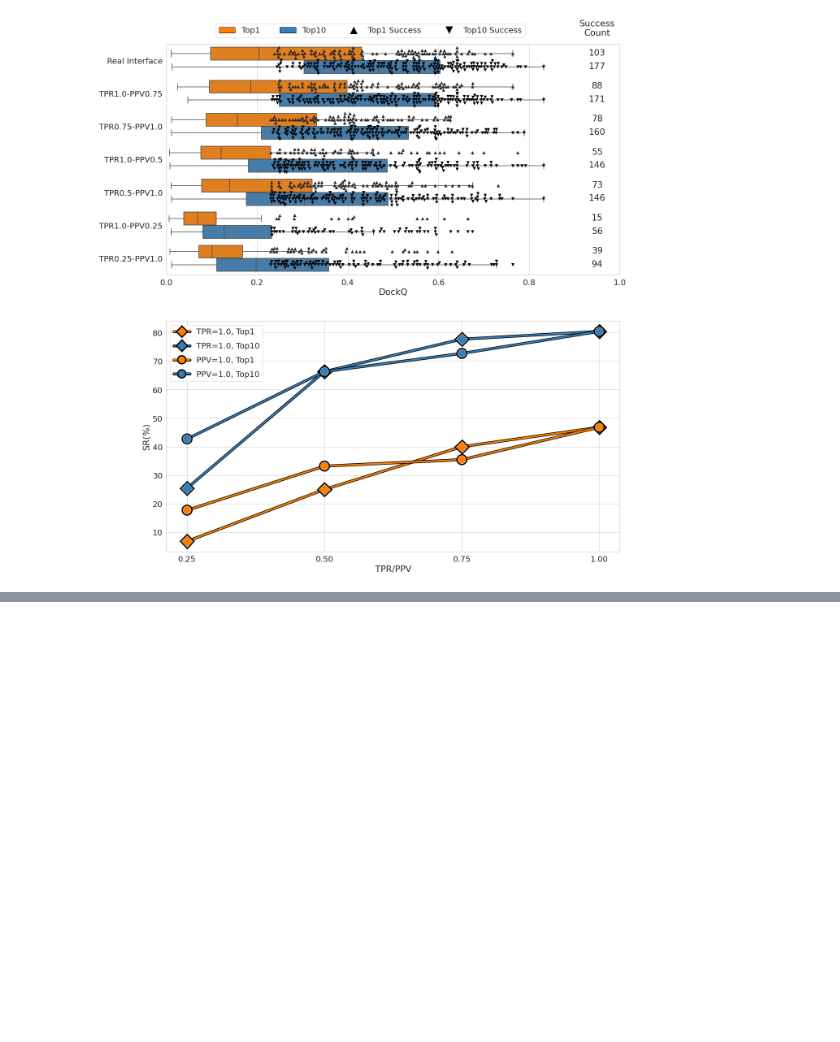
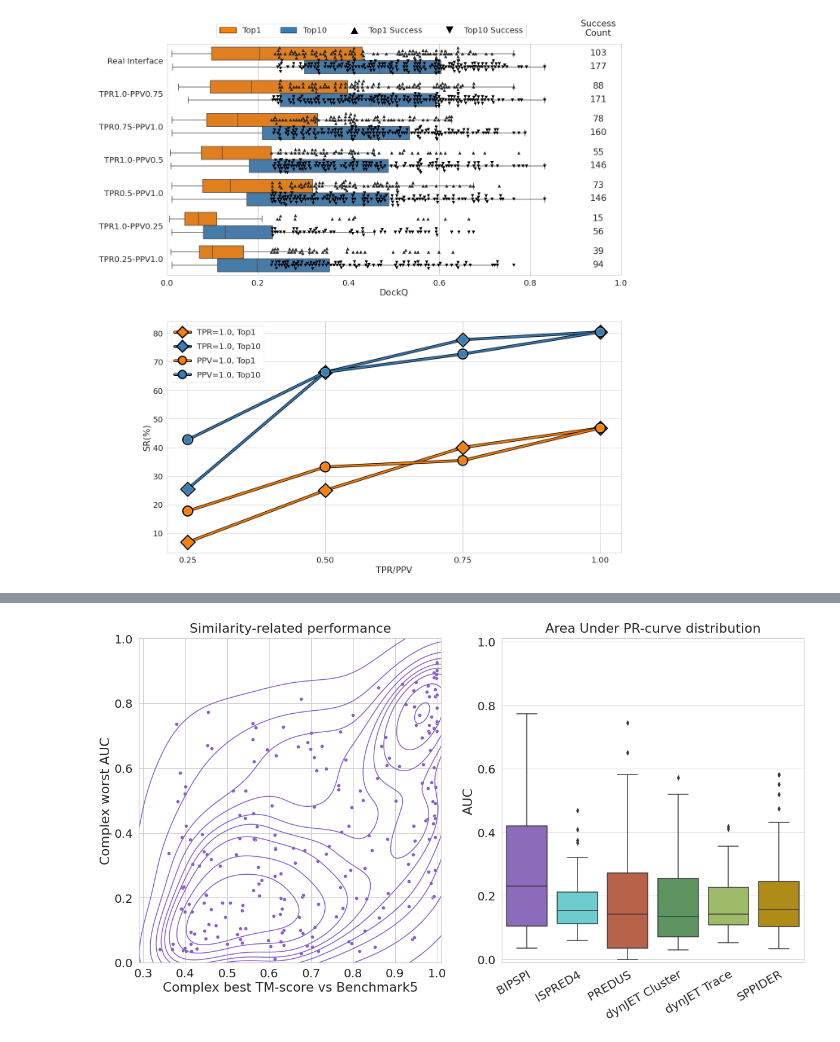
Before and after one commit to ElofssonLab/BindingSite_docking, a Jupyter notebook: src/plot_notebook.ipynb, the cells around one changed output, grey strips where cells are left out. Saved outputs shown, nothing was run; the diff lists cells and outputs as text; code cells hidden in the pictures; blank space fills up the shorter version.

```diff
--- a/src/plot_notebook.ipynb
+++ b/src/plot_notebook.ipynb
@@ -1093,18 +1025,0 @@ fig.savefig(bsfolder+'pictures/cons.png')
-# %%
-data = {}
-
-for code in codelist:
-    temp = {}
-    for tag in tags:
-        if tag in ['ISP_CRF', 'BIP1']: continue
-        if tag not in data: data[tag] = []
-        if code not in dockqs[tag]: break
-        temp[tag] = max(dockqs[tag][code])
-        #for dq in dockqs[tag][code]: temp[tag] = dq
-    if len(temp) == 6:
-        for tag in temp: data[tag].append(temp[tag])
-
-data = pd.DataFrame(data)
-fig = sb.pairplot(data)
-fig.fig.suptitle('Allvs.All DockQ correlations (Top10)', y=1.05)
-fig.savefig(bsfolder+'pictures/allcorr10.png')
@@ -1175,0 +1149,72 @@ fig.savefig(bsfolder+'pictures/allcorr1.png')
+# %%
+similarities = {line.split()[0]:[float(line.split()[1]), line.split()[2].strip()]\
+                for line in open(bsfolder+'/data/all_similarities')}
+acc = 0
+count = 0
+print ('Good')
+for n in [0, 1]:
+    for code in codelist:
+        if interfaces[code][n]/surfaces[code][n] > 0.1\
+        and interfaces[code][n]/surfaces[code][n] < 0.25\
+        and metricdic['BIP2'][code]['PR-AUC'][n] > 0.8:
+            print (code+'_u'+str(n+1), '\t', surfaces[code][n],\
+                   int(interfaces[code][n]), round(interfaces[code][n]/surfaces[code][n],2),\
+                   '\t', round(metricdic['BIP2'][code]['PR-AUC'][n],2), similarities[code][0])
+            acc += similarities[code][0]
+            count += 1
+print ('Avg.', round(acc/count, 2))
+
+acc = 0
+count = 0
+print ('\nBad')
+for n in [0, 1]:
+    for code in codelist:
+        if interfaces[code][n]/surfaces[code][n] > 0.2\
+        and interfaces[code][n]/surfaces[code][n] < 0.25\
+        and metricdic['BIP2'][code]['PR-AUC'][n] < 0.3:
+            print (code+'_u'+str(n+1), '\t', surfaces[code][n],\
+                   int(interfaces[code][n]), round(interfaces[code][n]/surfaces[code][n],2),\
+                   '\t', round(metricdic['BIP2'][code]['PR-AUC'][n],2), similarities[code][0])
+            acc += similarities[code][0]
+            count += 1
+print ('Avg.', round(acc/count, 2))
+
+aucs = [min(metricdic['BIP2'][code]['PR-AUC'])
+    for code in similarities if code in metricdic['BIP2']]
+tmscores = [similarities[code][0] for code in similarities if code in metricdic['BIP2']]
+print (spearmanr(aucs, tmscores))
+
+dic={'AUC':[], 'Method':[]}
+lowtm_codes = [code for code in similarities if code in metricdic['BIP2'] and float(similarities[code][0])<0.6]
+for tag in tags:
+    for code in lowtm_codes:
+        if tag != 'PRE':
+            dic['AUC'].append(min(metricdic[tag][code]['PR-AUC']))
+            dic['Method'].append(name_refine[tag])
+        else:
+            dic['AUC'].append(min(metricdic[tag][code]['PPVs']))
+            dic['Method'].append(name_refine[tag])
+
+fig, axes = plt.subplots(1, 2, figsize=(20, 10))
+sb.scatterplot(x=tmscores, y=aucs, ax=axes[0])
+sb.kdeplot(x=tmscores, y=aucs, ax=axes[0])
+axes[0].set_xlabel('Complex best TM-score vs Benchmark5')
+axes[0].set_ylabel('Complex worst AUC')
+axes[0].set_xlim(0.29,1.01)
+axes[0].set_ylim(0,1)
+
+g = sb.boxplot(x='Method', y='AUC', data=dic, ax=axes[1])
+plt.setp(axes[1].xaxis.get_majorticklabels(), rotation=30,
+         ha="right", rotation_mode="anchor")
+axes[0].set_title('Similarity-related performance',
+                  fontdict={'fontsize':22,
+                            'verticalalignment':'bottom'})
+
+axes[1].set_ylabel('AUC')
+axes[1].set_ylim(-0.01,1.01)
+plt.subplots_adjust(wspace=0.2)
+axes[1].set_title('Area Under PR-curve distribution',
+                  fontdict={'fontsize':22,
+                            'verticalalignment':'bottom'})
+fig.savefig(bsfolder+'pictures/tm-score_auc_comparison.png')
+# %% [output]
@@ -1175,0 +1238 @@ fig.savefig(bsfolder+'pictures/allcorr1.png')
+[figure, added]
```
Also changed, not shown: parts of 22 cells of this notebook, 51 other files.
